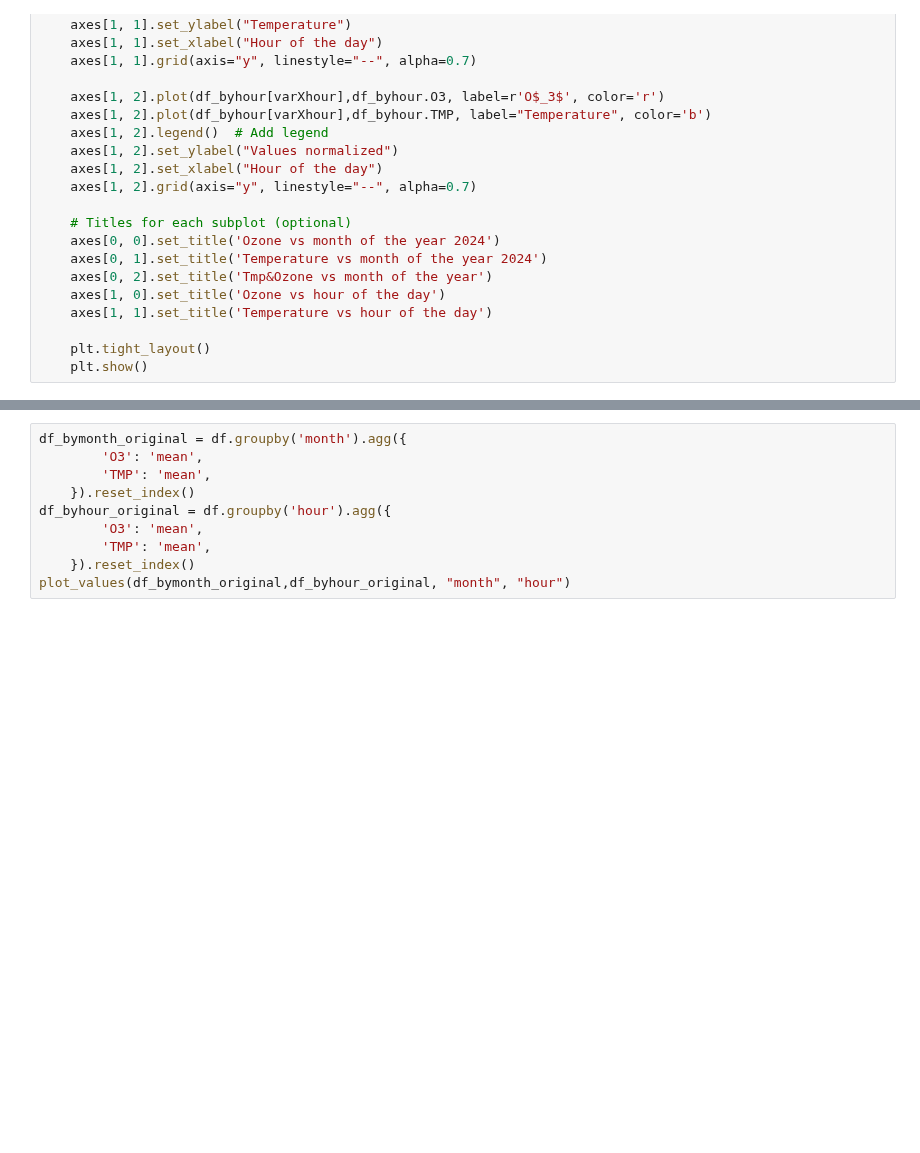
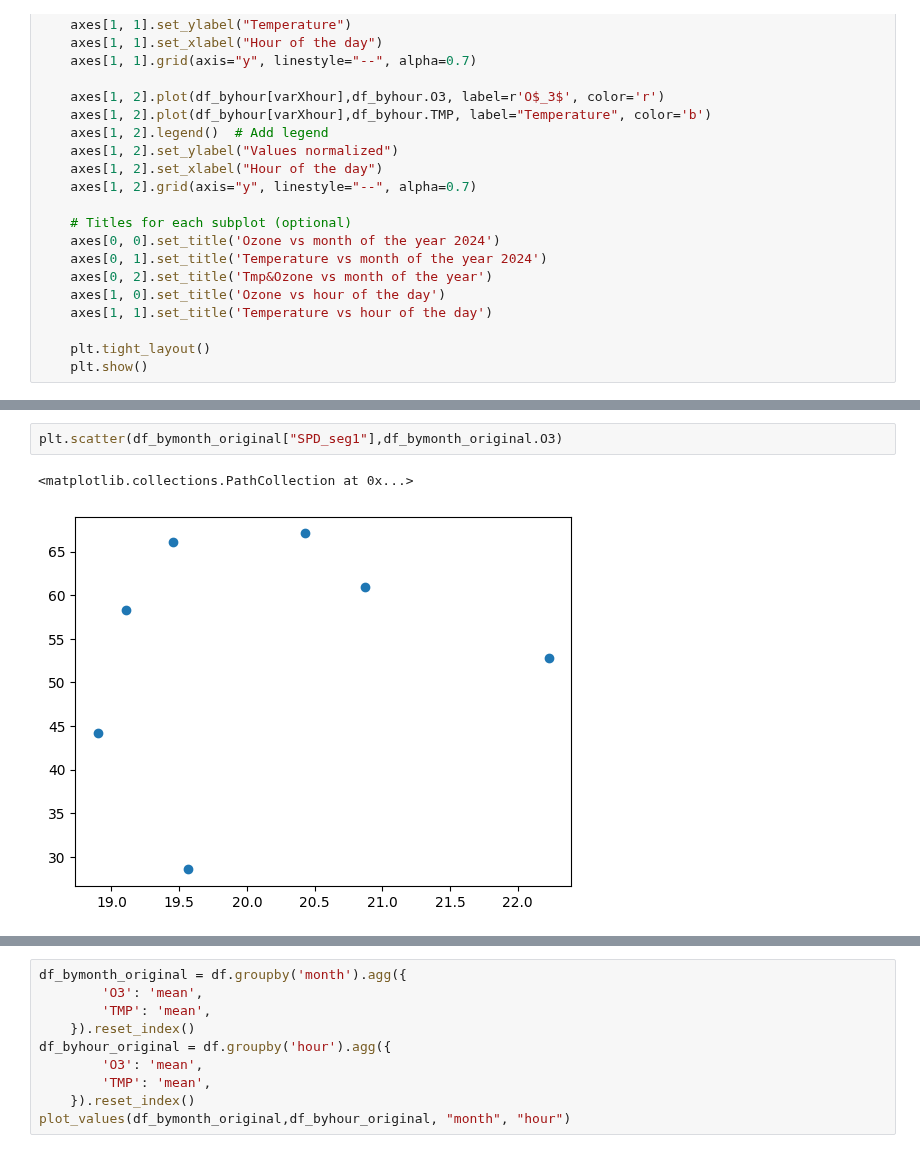
Before and after one commit to vlegaria/air_pollution, a Jupyter notebook: graficas/correlation.ipynb, the cells around one changed output, grey strips where cells are left out. Cells and saved outputs as stored; diff of their text form; blank space fills up the shorter version.

```diff
--- a/graficas/correlation.ipynb
+++ b/graficas/correlation.ipynb
@@ -252,0 +302,5 @@ def plot_values(df_bymonth, df_byhour, varXmonth, varXhour):
+# %%
+plt.scatter(df_bymonth_original["SPD_seg1"],df_bymonth_original.O3)
+# %% [output]
+<matplotlib.collections.PathCollection at 0x...>
+[figure, added]
```
Also changed, not shown: parts of 12 cells of this notebook, 5 other files.
